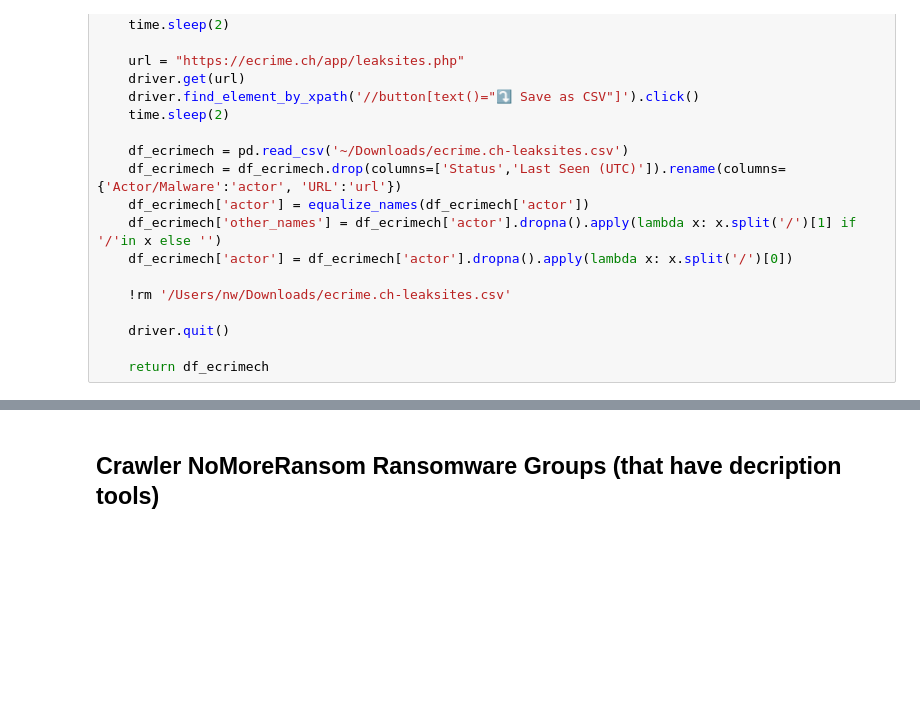
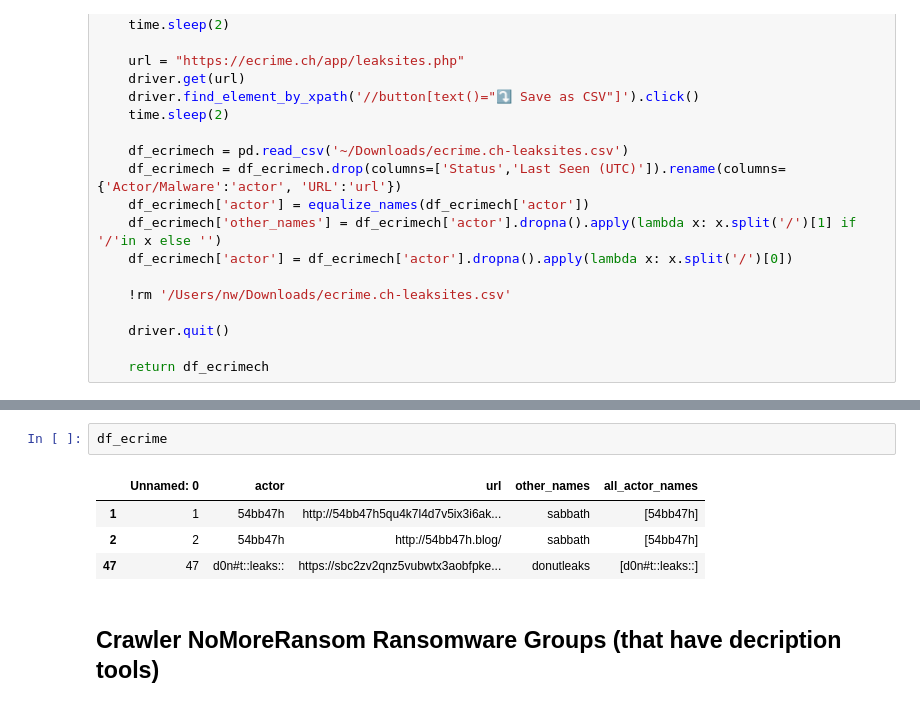
Before and after one commit to jjsantanna/aggregator_crawlers_lists_ransomware_groups_leaksites, a Jupyter notebook: aggregator_crawlers_lists_ransomware_groups.ipynb, the cells around one changed output, grey strips where cells are left out. Cells and saved outputs as stored; diff of their text form; blank space fills up the shorter version.

```diff
--- a/aggregator_crawlers_lists_ransomware_groups.ipynb
+++ b/aggregator_crawlers_lists_ransomware_groups.ipynb
@@ -127,3 +136,10 @@ df_ecrime.to_csv('data/ransomware_group_url_list_ecrimech.csv')
+# %%
+df_ecrime
+# %% [output]
+|  | Unnamed: 0 | actor | url | other_names | all_actor_names |
+| 1 | 1 | 54bb47h | http://54bb47h5qu4k7l4d7v5ix3i6ak... | sabbath | [54bb47h] |
+| 2 | 2 | 54bb47h | http://54bb47h.blog/ | sabbath | [54bb47h] |
+| 47 | 47 | d0n#t::leaks:: | https://sbc2zv2qnz5vubwtx3aobfpke... | donutleaks | [d0n#t::leaks::] |
 # %% [markdown]
 ## Crawler NoMoreRansom Ransomware Groups (that have decription tools)
 # %%
```
Also changed, not shown: parts of 12 cells of this notebook, 1 other file.
